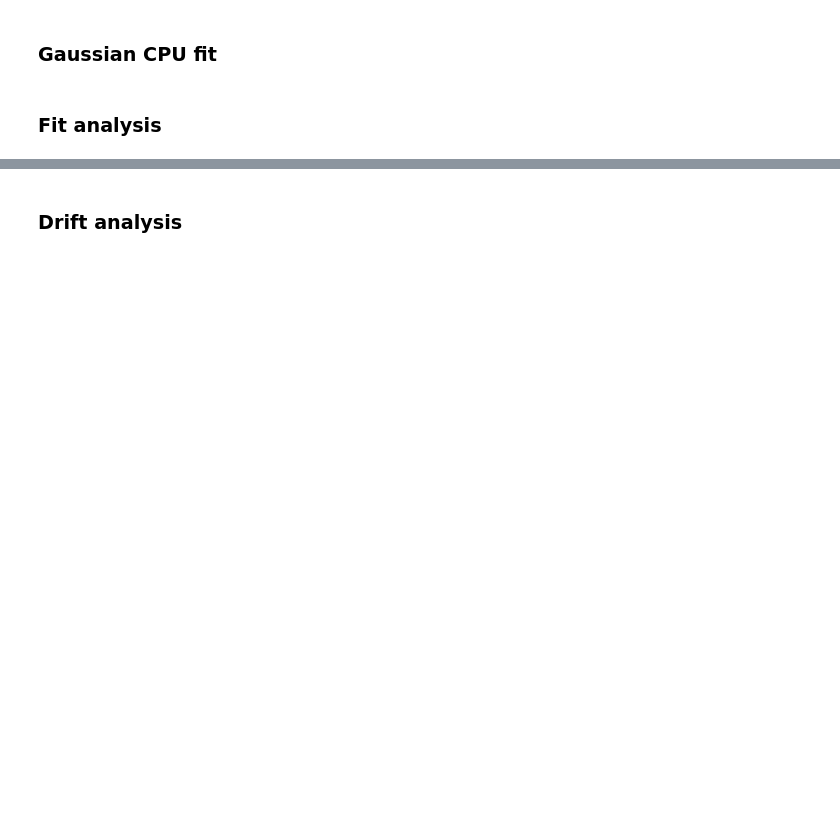
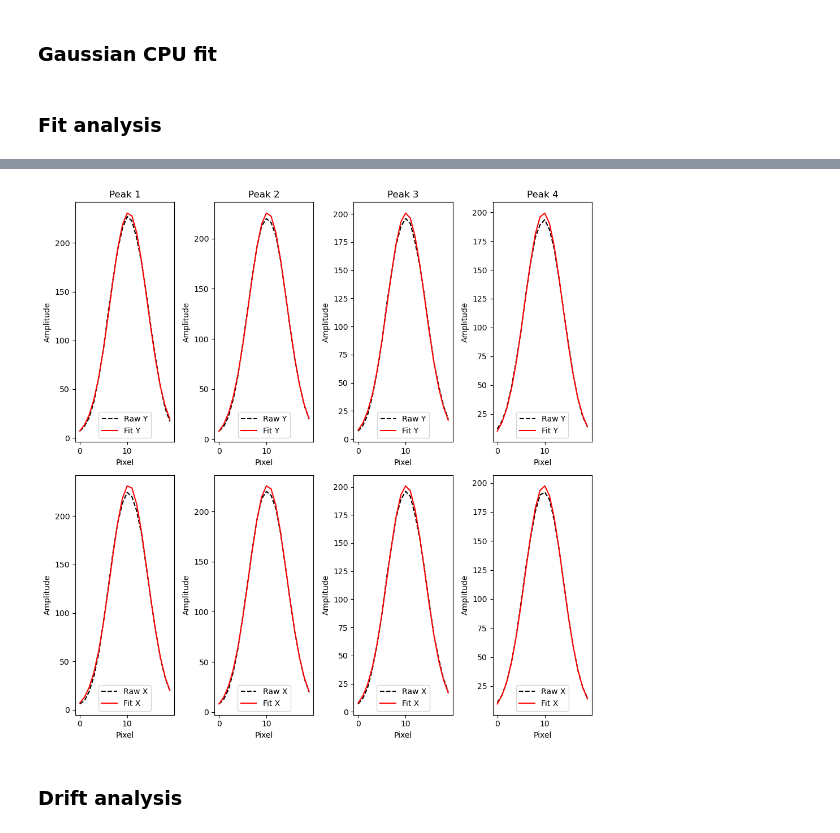
Before and after one commit to svnddlsns/ag_scripts, a Jupyter notebook: exc_beam_drift_evaluation.ipynb, the cells around one changed output, grey strips where cells are left out. Drawn from its saved outputs; the diff is of its cells as text; code cells hidden in the pictures; blank space fills up the shorter version.

```diff
--- a/exc_beam_drift_evaluation.ipynb
+++ b/exc_beam_drift_evaluation.ipynb
@@ -181,2 +198,30 @@ plt.show()
+# %%
+# 1D plots
+fig, axs = plt.subplots(2, num_peaks, figsize=(10, 10))
+
+for i, peak in enumerate(coordinates):
+
+    fit = two_dimensional_elliptical_gaussian(X, Y, *parameters[i + num_peaks * random_gr][:7])
+
+    raw_peak = cpufit_input[i + num_peaks * random_gr]
+    peak_subim_coord = np.unravel_index(np.argmax(raw_peak), raw_peak.shape)
+
+    axs[0][i].plot(raw_peak[peak_subim_coord[0]], 'k', linestyle='dashed', label='Raw Y')
+    axs[0][i].plot(fit[peak_subim_coord[0]], 'r', label='Fit Y')
+    axs[0][i].set_xlabel('Pixel')
+    axs[0][i].set_ylabel('Amplitude')
+    axs[0][i].legend()
+    axs[0][i].set_title(f"Peak {i+1}")
+
+    axs[1][i].plot(raw_peak[peak_subim_coord[1]], 'k', linestyle='dashed', label='Raw X')
+    axs[1][i].plot(fit[peak_subim_coord[1]],'r', label='Fit X')
+    axs[1][i].set_xlabel('Pixel')
+    axs[1][i].set_ylabel('Amplitude')
+    axs[1][i].legend()
+
+plt.tight_layout()
+plt.show()
+# %% [output]
+[figure, added]
 # %% [markdown]
 ### Drift analysis ###
```
Also changed, not shown: parts of 13 cells of this notebook.
